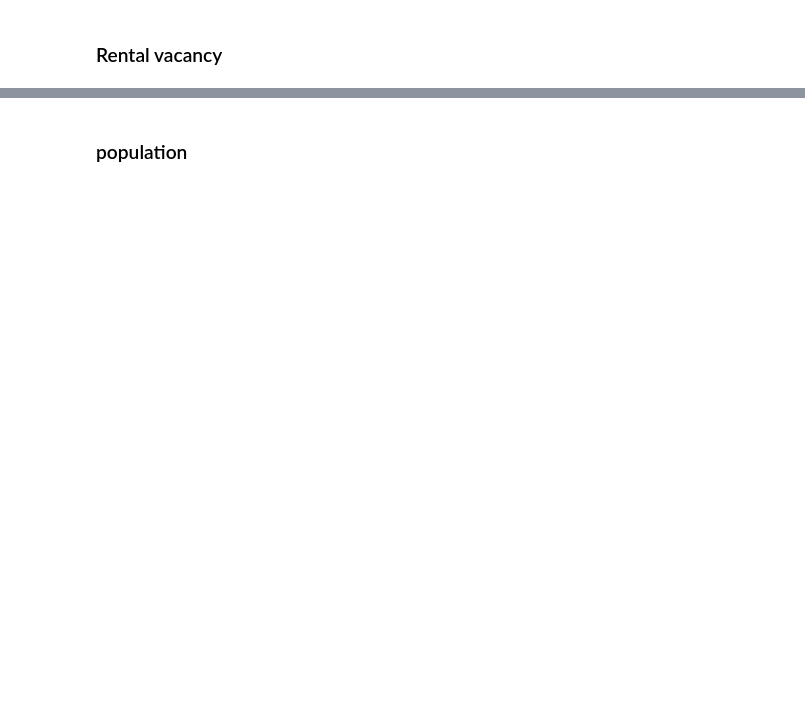
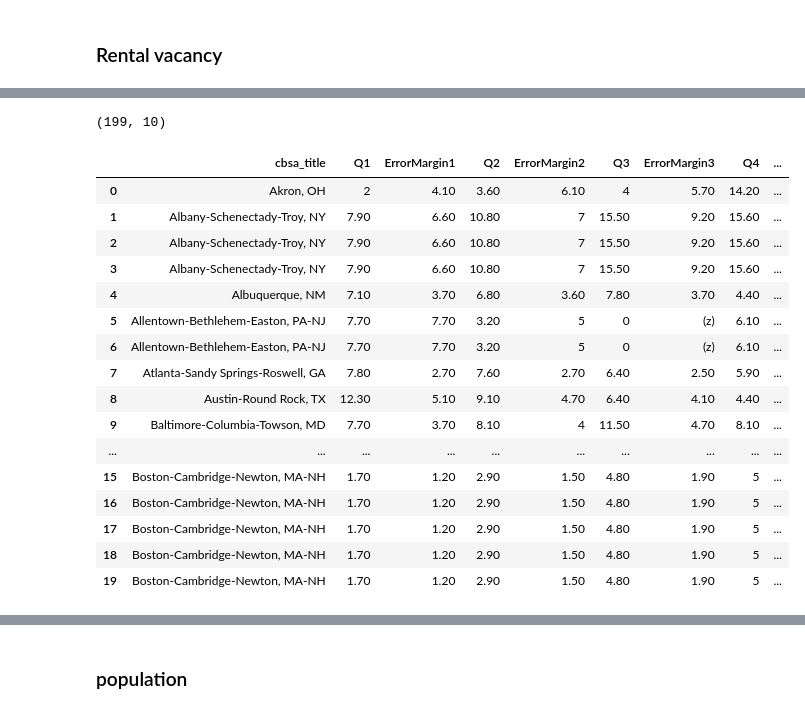
Before and after one commit to paultanger/realty-markets-analyzer, a Jupyter notebook: notebooks/EDA.ipynb, the cells around one changed output, grey strips where cells are left out. Drawn from its saved outputs; the diff is of its cells as text; code cells hidden in the pictures; blank space fills up the shorter version.

```diff
--- a/notebooks/EDA.ipynb
+++ b/notebooks/EDA.ipynb
@@ -170,0 +684,2 @@ vacancy = vacancy.dropna(subset=['Metropolitan Statistical Area'], axis=0)
+# %%
+CBSAs['cbsa_title'] = CBSAs['cbsa_title'].astype(str)
@@ -170,0 +743,2 @@ vacancy = vacancy.dropna(subset=['Metropolitan Statistical Area'], axis=0)
+# %%
+vacancy['cbsa_title'] = vacancy['cbsa_title'].astype(str)
@@ -170,0 +764,26 @@ vacancy = vacancy.dropna(subset=['Metropolitan Statistical Area'], axis=0)
+# %%
+vacancy_merge = pd.merge(vacancy, CBSAs, how= 'left', on = 'cbsa_title')
+# why duplicates?
+vacancy_merge.shape
+# %% [output]
+(199, 10)
+# %%
+vacancy_merge.head(20)
+# %% [output]
+|  | cbsa_title | Q1 | ErrorMargin1 | Q2 | ErrorMargin2 | Q3 | ErrorMargin3 | Q4 | ... |
+| 0 | Akron, OH | 2 | 4.10 | 3.60 | 6.10 | 4 | 5.70 | 14.20 | ... |
+| 1 | Albany-Schenectady-Troy, NY | 7.90 | 6.60 | 10.80 | 7 | 15.50 | 9.20 | 15.60 | ... |
+| 2 | Albany-Schenectady-Troy, NY | 7.90 | 6.60 | 10.80 | 7 | 15.50 | 9.20 | 15.60 | ... |
+| 3 | Albany-Schenectady-Troy, NY | 7.90 | 6.60 | 10.80 | 7 | 15.50 | 9.20 | 15.60 | ... |
+| 4 | Albuquerque, NM | 7.10 | 3.70 | 6.80 | 3.60 | 7.80 | 3.70 | 4.40 | ... |
+| 5 | Allentown-Bethlehem-Easton, PA-NJ | 7.70 | 7.70 | 3.20 | 5 | 0 | (z) | 6.10 | ... |
+| 6 | Allentown-Bethlehem-Easton, PA-NJ | 7.70 | 7.70 | 3.20 | 5 | 0 | (z) | 6.10 | ... |
+| 7 | Atlanta-Sandy Springs-Roswell, GA | 7.80 | 2.70 | 7.60 | 2.70 | 6.40 | 2.50 | 5.90 | ... |
+| 8 | Austin-Round Rock, TX | 12.30 | 5.10 | 9.10 | 4.70 | 6.40 | 4.10 | 4.40 | ... |
+| 9 | Baltimore-Columbia-Towson, MD | 7.70 | 3.70 | 8.10 | 4 | 11.50 | 4.70 | 8.10 | ... |
+| ... | ... | ... | ... | ... | ... | ... | ... | ... | ... |
+| 15 | Boston-Cambridge-Newton, MA-NH | 1.70 | 1.20 | 2.90 | 1.50 | 4.80 | 1.90 | 5 | ... |
+| 16 | Boston-Cambridge-Newton, MA-NH | 1.70 | 1.20 | 2.90 | 1.50 | 4.80 | 1.90 | 5 | ... |
+| 17 | Boston-Cambridge-Newton, MA-NH | 1.70 | 1.20 | 2.90 | 1.50 | 4.80 | 1.90 | 5 | ... |
+| 18 | Boston-Cambridge-Newton, MA-NH | 1.70 | 1.20 | 2.90 | 1.50 | 4.80 | 1.90 | 5 | ... |
+| 19 | Boston-Cambridge-Newton, MA-NH | 1.70 | 1.20 | 2.90 | 1.50 | 4.80 | 1.90 | 5 | ... |
```
Also changed, not shown: parts of 99 cells of this notebook.
